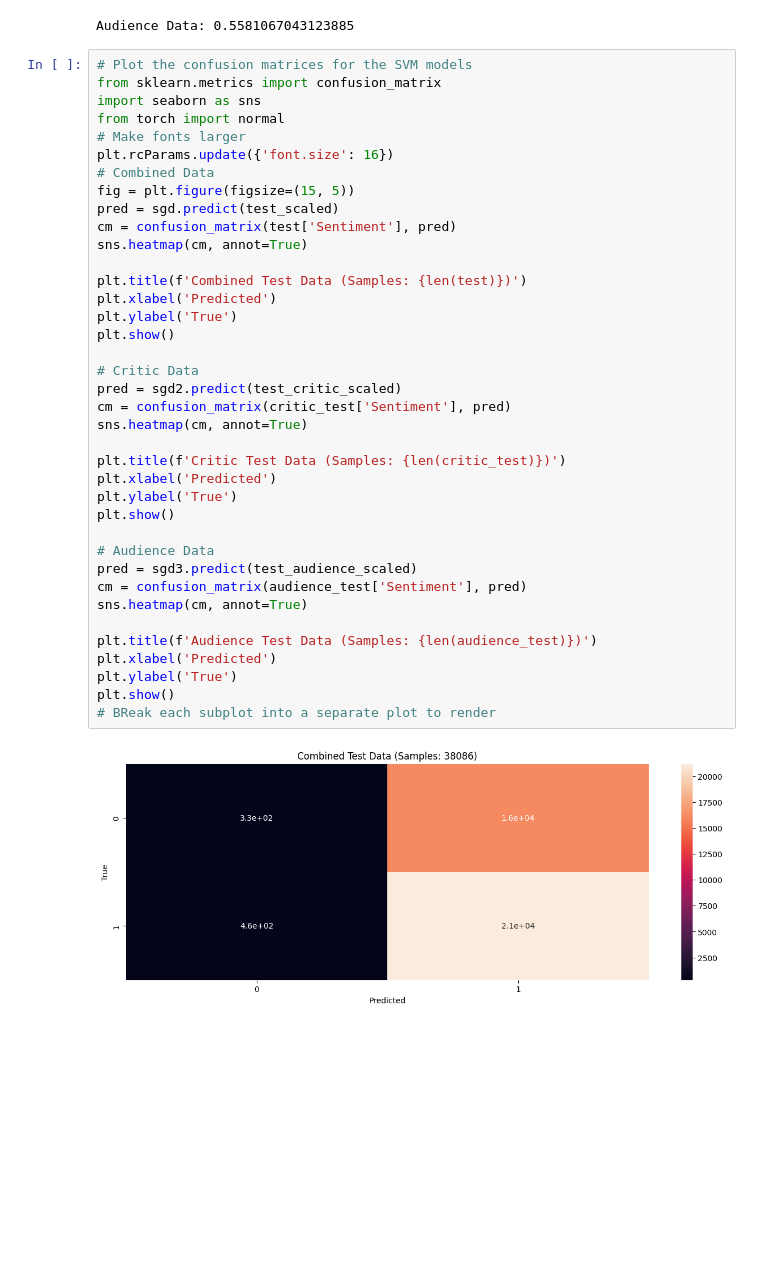
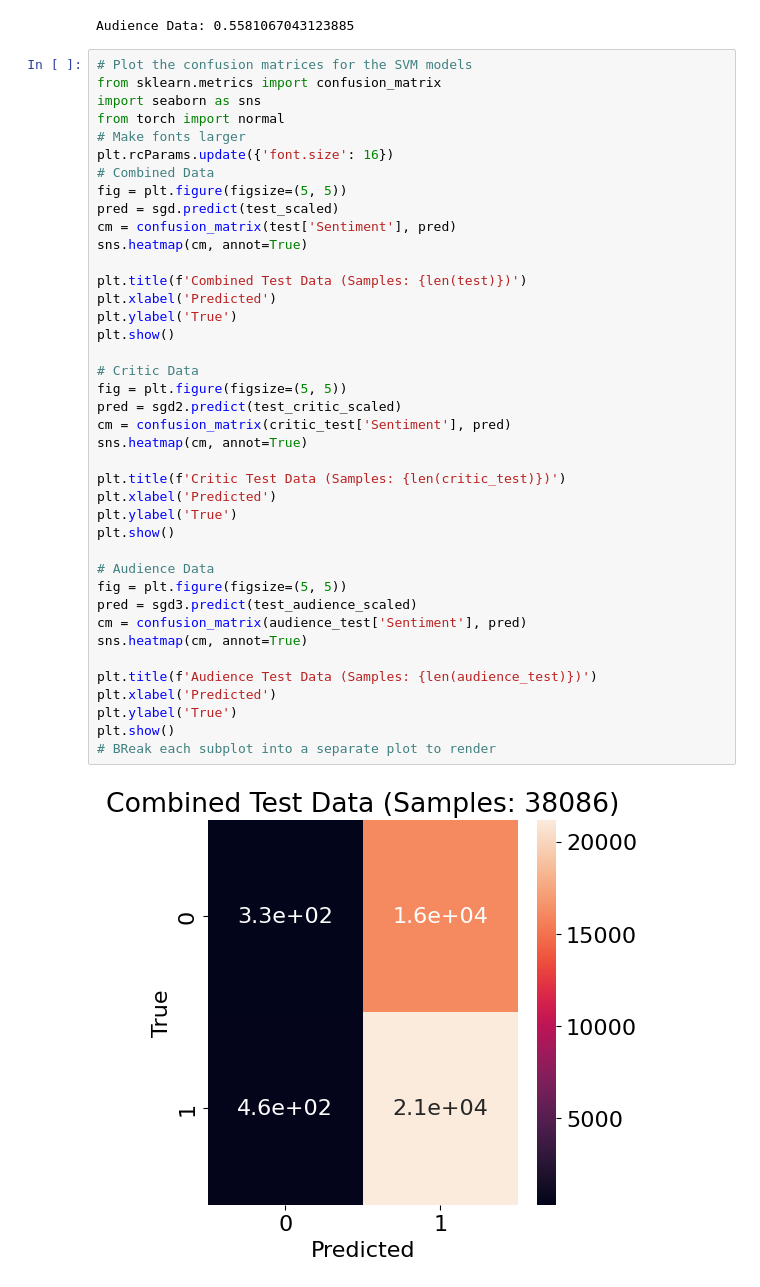
Before and after one commit to cwcollum/MovieVsCriticsAnalysis, a Jupyter notebook: unsupervised_and_supervised_learning.ipynb, the cells around one changed output. Drawn from its saved outputs; the diff is of its cells as text; blank space fills up the shorter version.

```diff
--- a/unsupervised_and_supervised_learning.ipynb
+++ b/unsupervised_and_supervised_learning.ipynb
@@ -211,35 +212,37 @@ from torch import normal
 # Make fonts larger
 plt.rcParams.update({'font.size': 16})
 # Combined Data
-fig = plt.figure(figsize=(15, 5))
+fig = plt.figure(figsize=(5, 5))
 pred = sgd.predict(test_scaled)
 cm = confusion_matrix(test['Sentiment'], pred)
 sns.heatmap(cm, annot=True)
 
 plt.title(f'Combined Test Data (Samples: {len(test)})')
 plt.xlabel('Predicted')
 plt.ylabel('True')
 plt.show()
 
 # Critic Data
+fig = plt.figure(figsize=(5, 5))
 pred = sgd2.predict(test_critic_scaled)
 cm = confusion_matrix(critic_test['Sentiment'], pred)
 sns.heatmap(cm, annot=True)
 
 plt.title(f'Critic Test Data (Samples: {len(critic_test)})')
 plt.xlabel('Predicted')
 plt.ylabel('True')
 plt.show()
 
 # Audience Data
+fig = plt.figure(figsize=(5, 5))
 pred = sgd3.predict(test_audience_scaled)
 cm = confusion_matrix(audience_test['Sentiment'], pred)
 sns.heatmap(cm, annot=True)
 
 plt.title(f'Audience Test Data (Samples: {len(audience_test)})')
 plt.xlabel('Predicted')
 plt.ylabel('True')
 plt.show()
 # BReak each subplot into a separate plot to render
 # %% [output]
-[figure, old version]
+[figure, new version]
```
Also changed, not shown: parts of 5 cells of this notebook, 3 other files.
